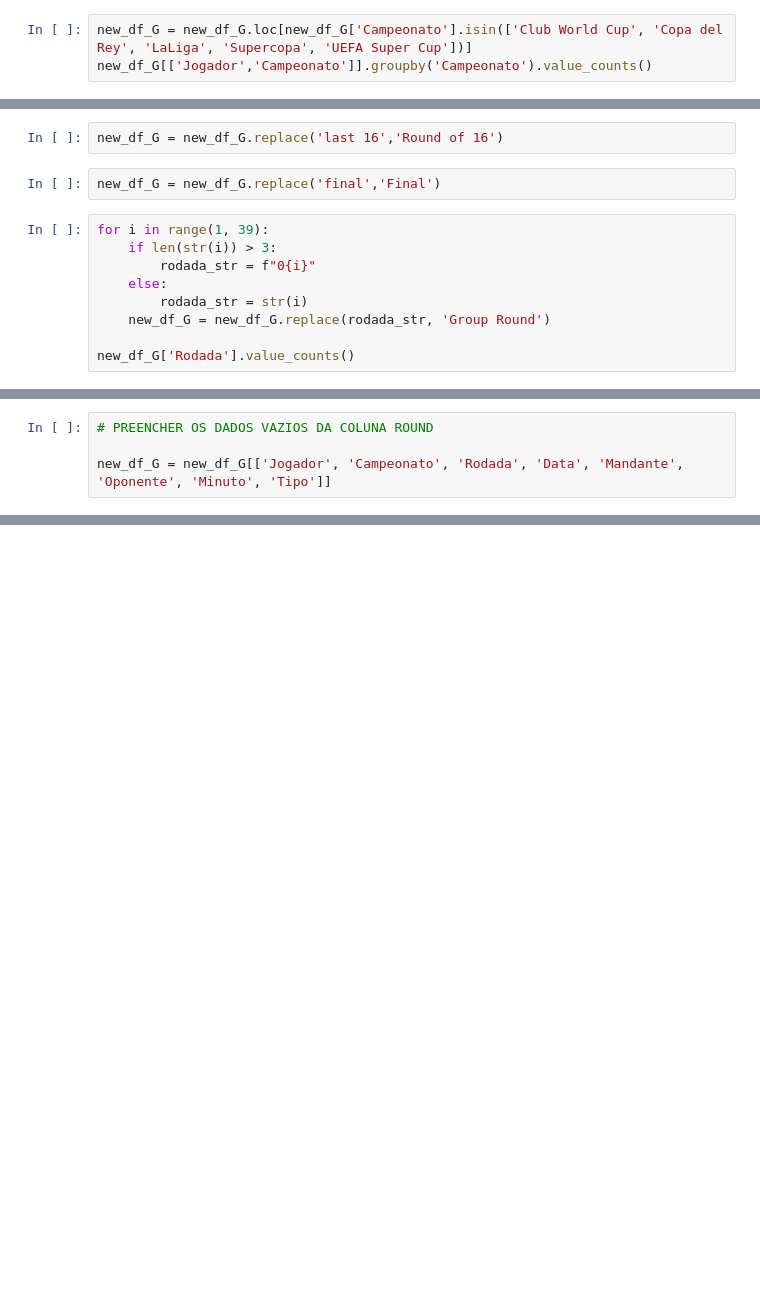
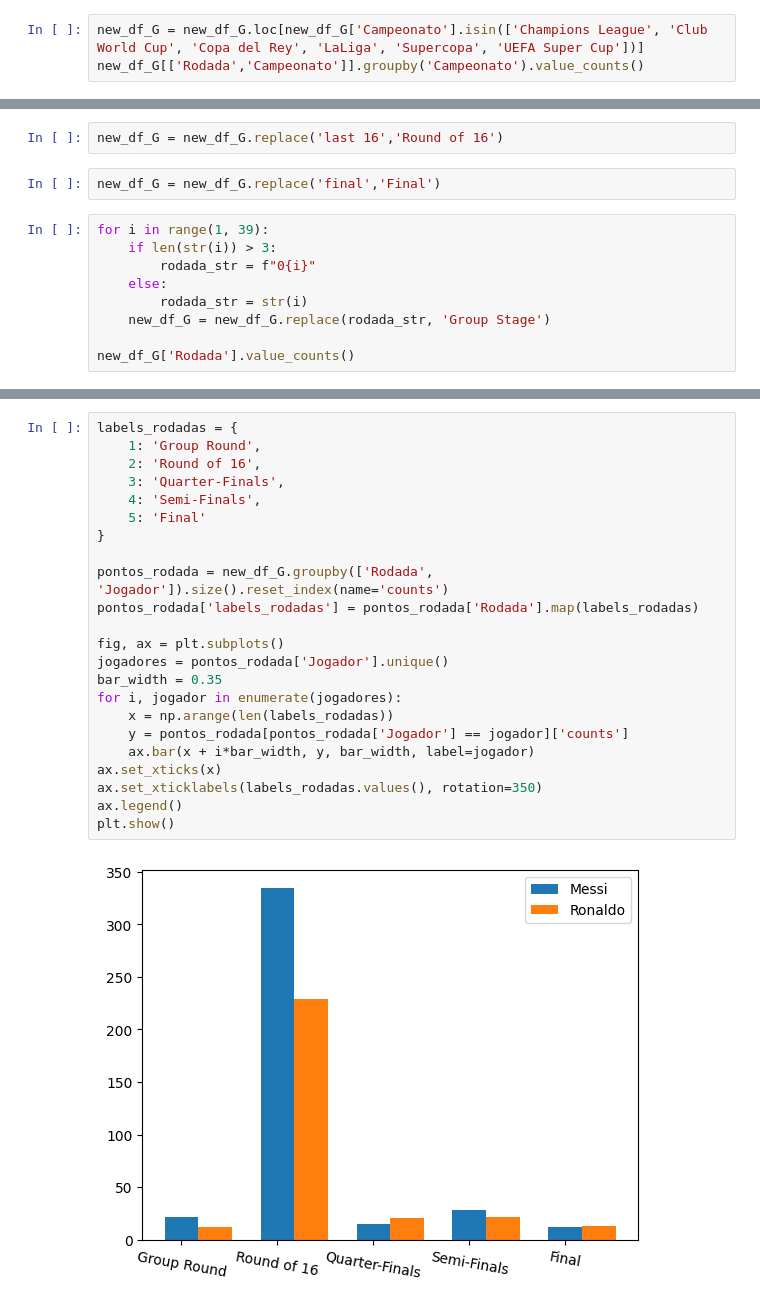
Before and after one commit to liliansom/GOAT, a Jupyter notebook: GOAT.ipynb, the cells around one changed output, grey strips where cells are left out. Drawn from its saved outputs; the diff is of its cells as text; blank space fills up the shorter version.

Commit message:
Realizadas todas as etapas de análise e pontuação
Falta realizar o storytelling para finalização do projeto

```diff
--- a/GOAT.ipynb
+++ b/GOAT.ipynb
@@ -417,6 +425,6 @@ new_df_G
 ### Tratando as informações da coluna Campeonato
 Excluindo campeonatos em que apenas um dos jogadores participou.
 # %%
-new_df_G = new_df_G.loc[new_df_G['Campeonato'].isin(['Club World Cup', 'Copa del Rey', 'LaLiga', 'Supercopa', 'UEFA Super Cup'])]
-new_df_G[['Jogador','Campeonato']].groupby('Campeonato').value_counts()
+new_df_G = new_df_G.loc[new_df_G['Campeonato'].isin(['Champions League', 'Club World Cup', 'Copa del Rey', 'LaLiga', 'Supercopa', 'UEFA Super Cup'])]
+new_df_G[['Rodada','Campeonato']].groupby('Campeonato').value_counts()
 # %% [output]
@@ -456,7 +479,7 @@ for i in range(1, 39):
         rodada_str = f"0{i}"
     else:
         rodada_str = str(i)
-    new_df_G = new_df_G.replace(rodada_str, 'Group Round')
+    new_df_G = new_df_G.replace(rodada_str, 'Group Stage')
 
 new_df_G['Rodada'].value_counts()
 # %% [output]
@@ -470,5 +491 @@ Quarter-Finals     14
 Name: Rodada, dtype: int64
-# %%
-# PREENCHER OS DADOS VAZIOS DA COLUNA ROUND
-
-new_df_G = new_df_G[['Jogador', 'Campeonato', 'Rodada', 'Data', 'Mandante', 'Oponente', 'Minuto', 'Tipo']]
@@ -538,0 +583,25 @@ Name: TIPO, dtype: int64
+# %%
+labels_rodadas = {
+    1: 'Group Round',
+    2: 'Round of 16',
+    3: 'Quarter-Finals',
+    4: 'Semi-Finals',
+    5: 'Final'
+}
+
+pontos_rodada = new_df_G.groupby(['Rodada', 'Jogador']).size().reset_index(name='counts')
+pontos_rodada['labels_rodadas'] = pontos_rodada['Rodada'].map(labels_rodadas)
+
+fig, ax = plt.subplots()
+jogadores = pontos_rodada['Jogador'].unique()
+bar_width = 0.35
+for i, jogador in enumerate(jogadores):
+    x = np.arange(len(labels_rodadas))
+    y = pontos_rodada[pontos_rodada['Jogador'] == jogador]['counts']
+    ax.bar(x + i*bar_width, y, bar_width, label=jogador)
+ax.set_xticks(x)
+ax.set_xticklabels(labels_rodadas.values(), rotation=350)
+ax.legend()
+plt.show()
+# %% [output]
+[figure, added]
```
Also changed, not shown: parts of 55 cells of this notebook.
